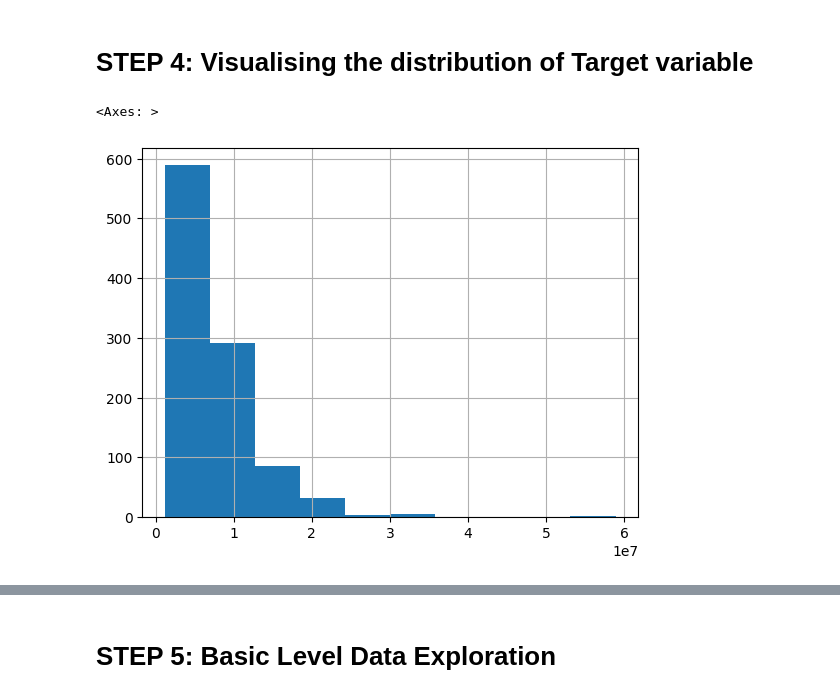
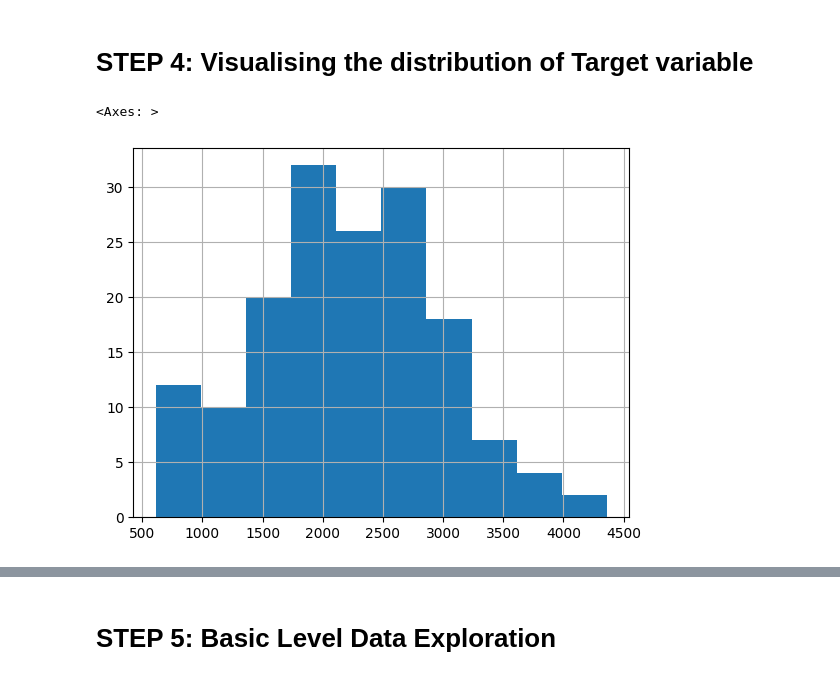
Before and after one commit to Suba-XIV/ST1Capstone, a Jupyter notebook: ST1_CapstoneProject.ipynb, the cells around one changed output, grey strips where cells are left out. Saved outputs shown, nothing was run; the diff lists cells and outputs as text; code cells hidden in the pictures.

```diff
--- a/ST1_CapstoneProject.ipynb
+++ b/ST1_CapstoneProject.ipynb
@@ -120,8 +120,8 @@ plt.gca().spines[['top', 'right',]].set_visible(False)
 # %%
 %matplotlib inline
 # Creating histogram as the Target variable is Continuous
 # This will help us to understand the distribution of the PRICE values
-NetflixData['Volume'].hist()
+CellphoneData['Price'].hist()
 # %% [output]
 <Axes: >
-[figure, old version]
+[figure, new version]
```
Also changed, not shown: parts of 10 cells of this notebook.
